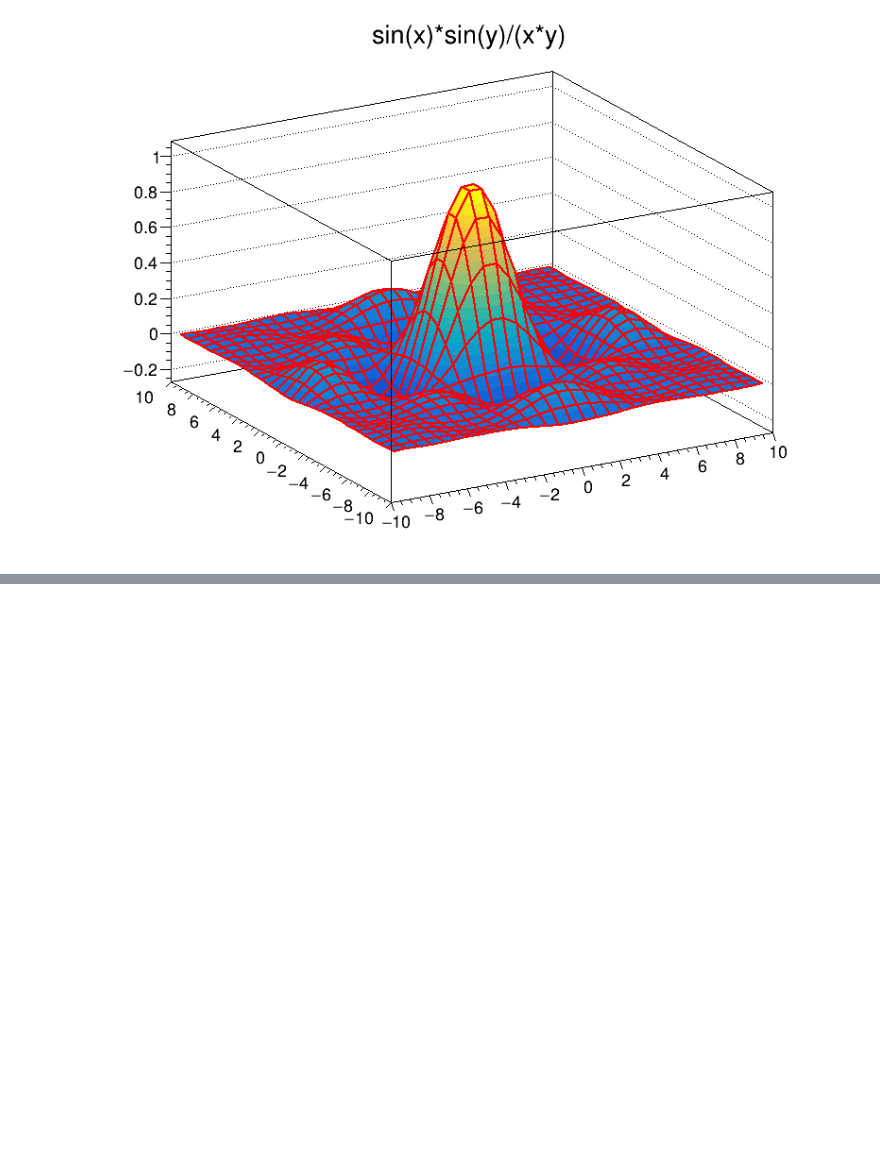
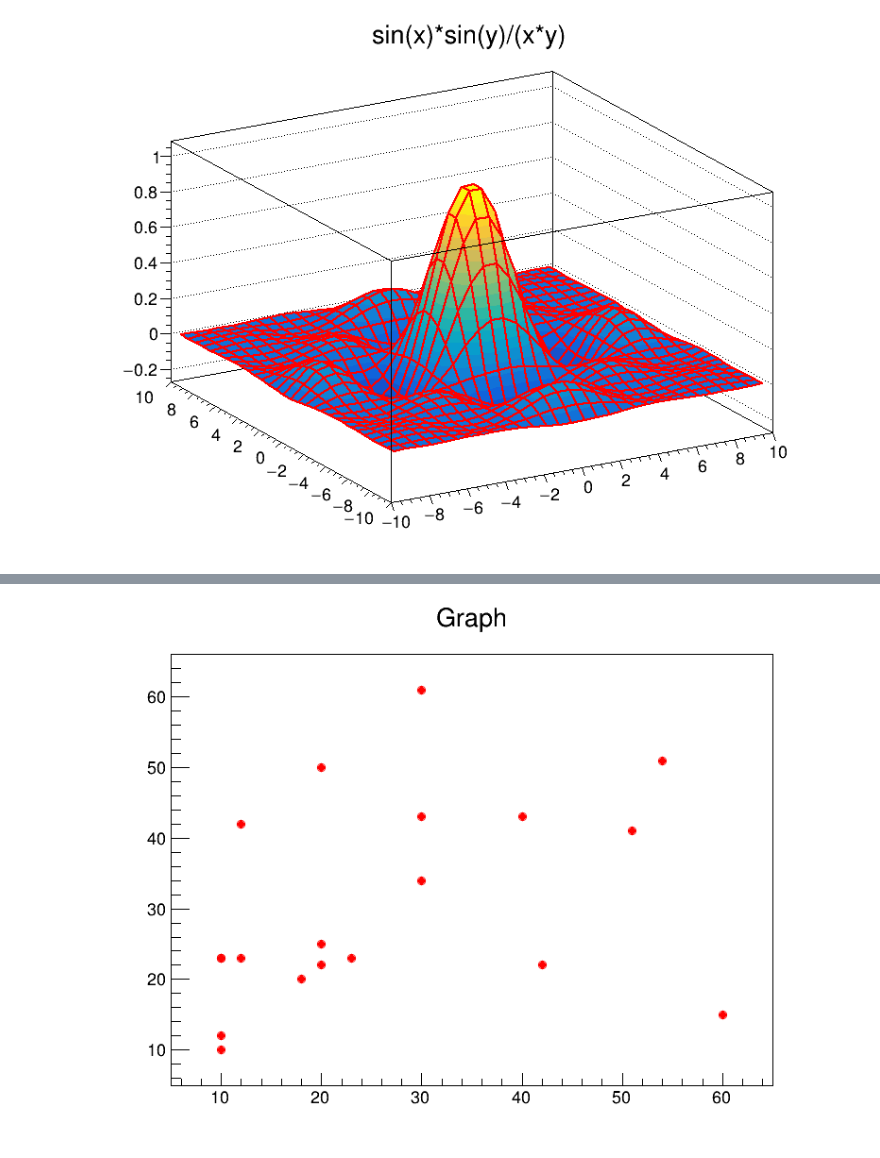
Before and after one commit to navaneethsrinath/RootPractice, a Jupyter notebook: cosmicraypractice.ipynb, the cells around one changed output, grey strips where cells are left out. Cells and saved outputs as stored; diff of their text form; code cells hidden in the pictures; blank space fills up the shorter version.

```diff
--- a/cosmicraypractice.ipynb
+++ b/cosmicraypractice.ipynb
@@ -42,0 +101,4 @@ pip3 install matplotlib
+# %%
+canv2.Draw()
+# %% [output]
+[figure, added]
```
Also changed, not shown: parts of 18 cells of this notebook.
